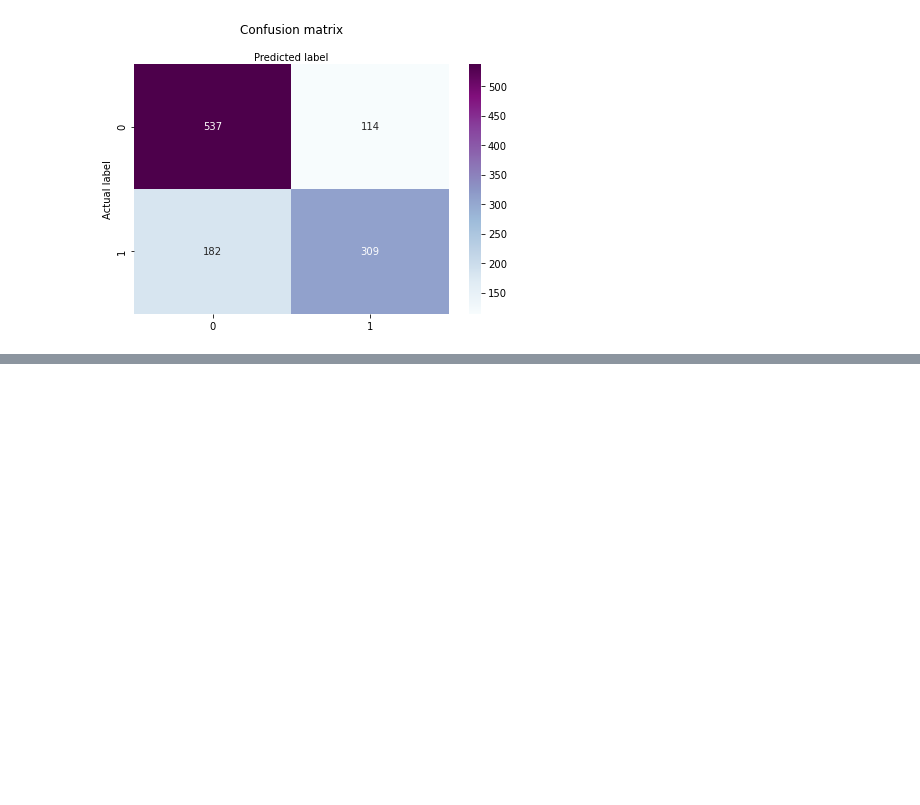
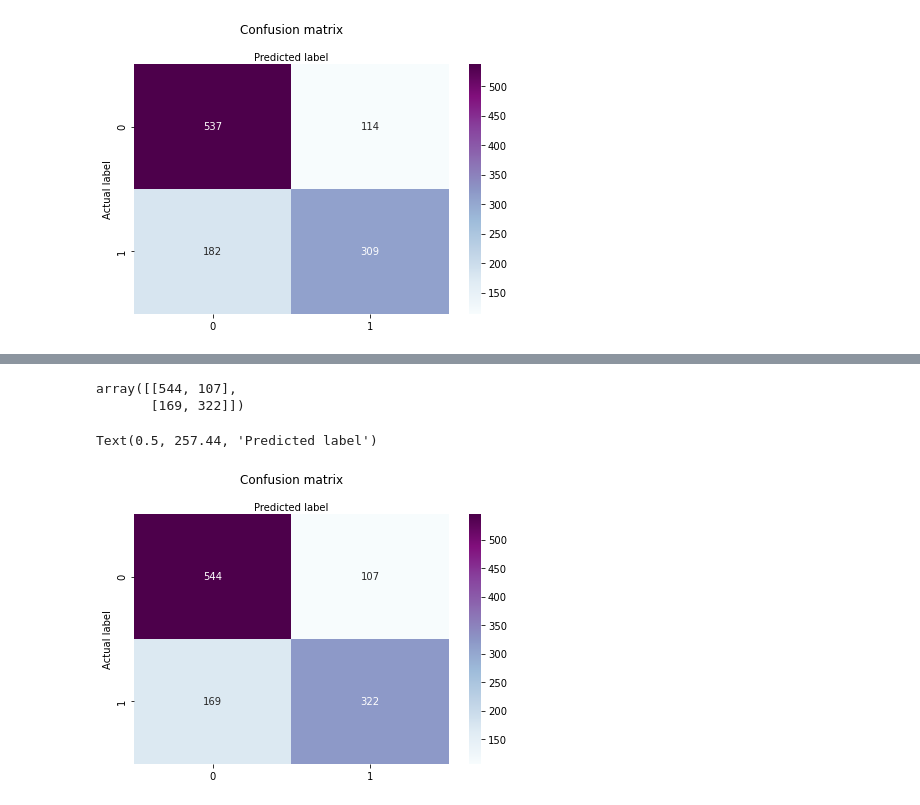
Before and after one commit to raissalohanna/DataLab-FinalProject, a Jupyter notebook: NLP Tweet Disaster.ipynb, the cells around one changed output, grey strips where cells are left out. Cells and saved outputs as stored; diff of their text form; code cells hidden in the pictures; blank space fills up the shorter version.

```diff
--- a/NLP Tweet Disaster.ipynb
+++ b/NLP Tweet Disaster.ipynb
@@ -1203,0 +1242,3 @@ Text(0.5, 257.44, 'Predicted label')
+# %%
+new_train = create_country_binary(new_train)
+new_test  = create_country_binary(new_test)
@@ -1203,0 +1327,12 @@ Text(0.5, 257.44, 'Predicted label')
+# %%
+# Generating final sets
+
+# Train Set
+xtrain4 = new_train.drop(columns=['id', 'keyword', 'location', 'text', 'country', 'target'])
+xtrain4 = pd.concat([xtrain4, df_train], axis=1)
+
+ytrain = train_data['target']
+
+# Test Set
+xtest4 = new_test.drop(columns=['id', 'keyword', 'location', 'text', 'country'])
+xtest4 = pd.concat([xtest4, df_test], axis=1)
@@ -1203,0 +1419,29 @@ Text(0.5, 257.44, 'Predicted label')
+# %%
+ypred4_RF=method4.predict(xvalid4)
+# %%
+cnf_matrix4 = metrics.confusion_matrix(yvalid4, ypred4_RF)
+cnf_matrix4
+# %% [output]
+array([[544, 107],
+       [169, 322]])
+# %%
+class_names=[0,1] # name  of classes
+fig, ax = plt.subplots()
+tick_marks = np.arange(2)
+
+plt.xticks(tick_marks, class_names)
+plt.yticks(tick_marks, class_names)
+
+#labels =  ['A','B','C','D']
+#labels = np.array([['A', 'B'],['C', 'D']])
+
+# create heatmap
+sns.heatmap(pd.DataFrame(cnf_matrix4), annot=True, cmap="BuPu" ,fmt='g')
+ax.xaxis.set_label_position("top")
+plt.tight_layout()
+plt.title('Confusion matrix', y=1.1)
+plt.ylabel('Actual label')
+plt.xlabel('Predicted label')
+# %% [output]
+Text(0.5, 257.44, 'Predicted label')
+[figure, added]
```
Also changed, not shown: parts of 22 cells of this notebook.
